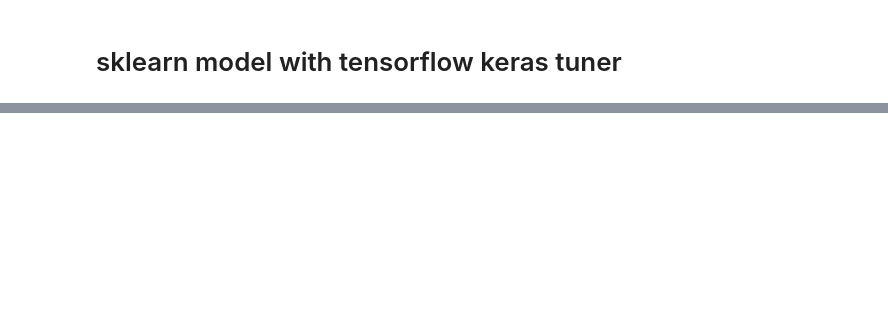
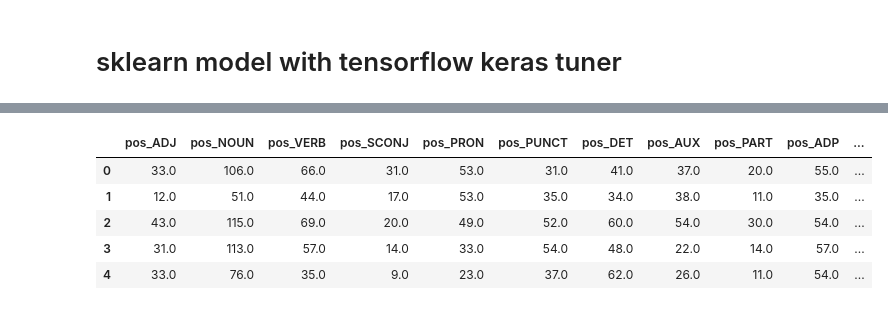
Before and after one commit to JD-DS/Learning-Agency-Lab---Automated-Essay-Scoring-2.0, a Jupyter notebook: sklearn-model.ipynb, the cells around one changed output, grey strips where cells are left out. Saved outputs shown, nothing was run; the diff lists cells and outputs as text; code cells hidden in the pictures; blank space fills up the shorter version.

```diff
--- a/sklearn-model.ipynb
+++ b/sklearn-model.ipynb
@@ -127,6 +144,6 @@ print(sklearn.__version__)
 # %%
 pd.set_option('display.max_columns', None)
 
-deberta_full = pd.read_csv('/home/jack/github/kaggle/scoring/xlnet_hash.csv')
+deberta_full = pd.read_csv('/home/laptop/github/kaggle/scoring/xlnet_hash.csv')
 deberta_full.drop(columns=['score', 'labels'], inplace=True)
 deberta_full.head()
@@ -172,6 +196,6 @@ deberta_full.head()
 # %%
 # deberta_full.drop(columns=[ 'score'], inplace=True)
 # %%
-train = pd.read_csv('/home/jack/github/kaggle/scoring/data/train.csv')
+train = pd.read_csv('/home/laptop/github/kaggle/scoring/data/train.csv')
 # %%
 print(deberta_full.shape, train.shape)
@@ -184,15 +217,22 @@ train.head()
 # %%
 from sklearn.feature_extraction.text import CountVectorizer
 import pandas as pd
+import pickle
 
 # Initialize a CountVectorizer with n-gram range from 1 to 3 (unigrams to trigrams)
-vectorizer = CountVectorizer(ngram_range=(1, 3), max_features=500)  # Adjust max_features as needed
+vectorizer = CountVectorizer(ngram_range=(1, 3), max_features=750)  # Adjust max_features as needed
 
 # Assuming 'essay' column contains the text data
-X_ngrams = vectorizer.fit_transform(result_df['full_text'])
+X_ngrams = vectorizer.fit_transform(train['full_text'])
 
 # Convert the matrix to a DataFrame
 df_ngrams = pd.DataFrame(X_ngrams.toarray(), columns=vectorizer.get_feature_names_out())
 
-df = pd.concat([result_df.reset_index(drop=True), df_ngrams.reset_index(drop=True)], axis=1)
+df = pd.concat([train.reset_index(drop=True), df_ngrams.reset_index(drop=True)], axis=1)
 df.tail()
+
+
+# Serialize and save the PCA model and vectorizer
+
+with open('vectorizer.pkl', 'wb') as f:
+    pickle.dump(vectorizer, f)
@@ -215,6 +271,15 @@ df_pos.columns = [f'pos_{col}' for col in df_pos.columns]
 
 # Concatenate POS feature DataFrame back to the original DataFrame
 df = pd.concat([df, df_pos], axis=1)
+# %%
+df_pos.head()
+# %% [output]
+|  | pos_ADJ | pos_NOUN | pos_VERB | pos_SCONJ | pos_PRON | pos_PUNCT | pos_DET | pos_AUX | pos_PART | pos_ADP | ... |
+| 0 | 33.0 | 106.0 | 66.0 | 31.0 | 53.0 | 31.0 | 41.0 | 37.0 | 20.0 | 55.0 | ... |
+| 1 | 12.0 | 51.0 | 44.0 | 17.0 | 53.0 | 35.0 | 34.0 | 38.0 | 11.0 | 35.0 | ... |
+| 2 | 43.0 | 115.0 | 69.0 | 20.0 | 49.0 | 52.0 | 60.0 | 54.0 | 30.0 | 54.0 | ... |
+| 3 | 31.0 | 113.0 | 57.0 | 14.0 | 33.0 | 54.0 | 48.0 | 22.0 | 14.0 | 57.0 | ... |
+| 4 | 33.0 | 76.0 | 35.0 | 9.0 | 23.0 | 37.0 | 62.0 | 26.0 | 11.0 | 54.0 | ... |
 # %%
 # Extract named entities and count by types
 def named_entities(text):
```
Also changed, not shown: parts of 15 cells of this notebook, 1 other file.
